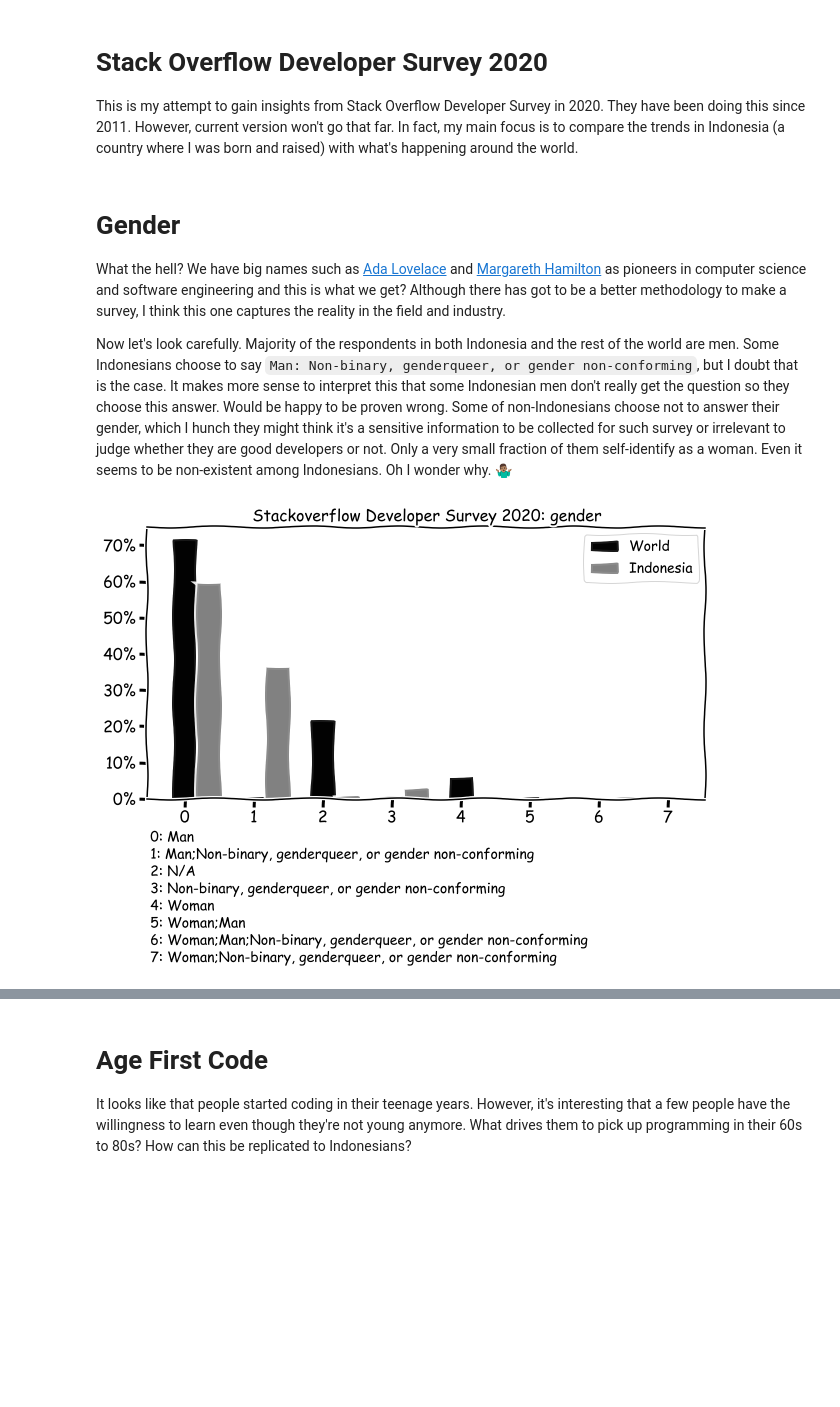
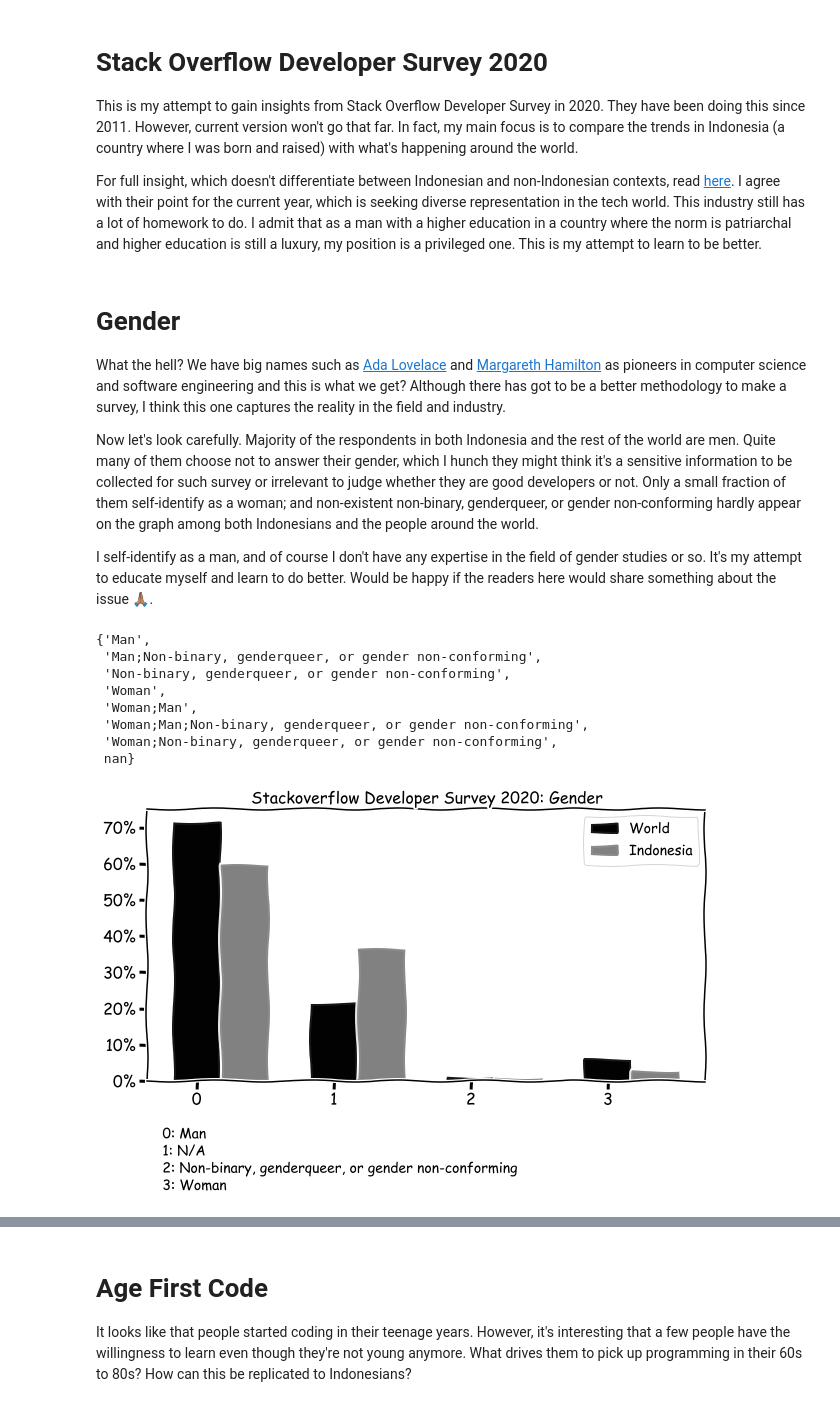
Before and after one commit to ledwindra/stackoverflow-survey, a Jupyter notebook: index.ipynb, the cells around one changed output, grey strips where cells are left out. Drawn from its saved outputs; the diff is of its cells as text; code cells hidden in the pictures; blank space fills up the shorter version.

Commit message:
I have a git joke but it can cause a conflict

```diff
--- a/index.ipynb
+++ b/index.ipynb
@@ -2,6 +2,8 @@
 # Stack Overflow Developer Survey 2020
 
 This is my attempt to gain insights from Stack Overflow Developer Survey in 2020. They have been doing this since 2011. However, current version won't go that far. In fact, my main focus is to compare the trends in Indonesia (a country where I was born and raised) with what's happening around the world.
+
+For full insight, which doesn't differentiate between Indonesian and non-Indonesian contexts, read [here](https://insights.stackoverflow.com/survey/2020). I agree with their point for the current year, which is seeking diverse representation in the tech world. This industry still has a lot of homework to do. I admit that as a man with a higher education in a country where the norm is patriarchal and higher education is still a luxury, my position is a privileged one. This is my attempt to learn to be better.
 # %%
 # import module
 import src.stackoverflow as ss
@@ -18,13 +20,37 @@ indonesia = data.load_data(is_indonesia=True)
 
 What the hell? We have big names such as [Ada Lovelace](https://en.wikipedia.org/wiki/Ada_Lovelace) and [Margareth Hamilton](https://en.wikipedia.org/wiki/Margaret_Hamilton_(software_engineer)) as pioneers in computer science and software engineering and this is what we get? Although there has got to be a better methodology to make a survey, I think this one captures the reality in the field and industry.
 
-Now let's look carefully. Majority of the respondents in both Indonesia and the rest of the world are men. Some Indonesians choose to say `Man: Non-binary, genderqueer, or gender non-conforming`, but I doubt that is the case. It makes more sense to interpret this that some Indonesian men don't really get the question so they choose this answer. Would be happy to be proven wrong. Some of non-Indonesians choose not to answer their gender, which I hunch they might think it's a sensitive information to be collected for such survey or irrelevant to judge whether they are good developers or not. Only a very small fraction of them self-identify as a woman. Even it seems to be non-existent among Indonesians. Oh I wonder why. 🤷🏽‍♂️
+Now let's look carefully. Majority of the respondents in both Indonesia and the rest of the world are men. Quite many of them choose not to answer their gender, which I hunch they might think it's a sensitive information to be collected for such survey or irrelevant to judge whether they are good developers or not. Only a small fraction of them self-identify as a woman; and non-existent non-binary, genderqueer, or gender non-conforming hardly appear on the graph among both Indonesians and the people around the world.
+
+I self-identify as a man, and of course I don't have any expertise in the field of gender studies or so. It's my attempt to educate myself and learn to do better. Would be happy if the readers here would share something about the issue 🙏🏽.
+# %%
+# a set of values in terms of gender
+set(world['Gender'].to_list() + indonesia['Gender'].to_list())
+# %% [output]
+{'Man',
+ 'Man;Non-binary, genderqueer, or gender non-conforming',
+ 'Non-binary, genderqueer, or gender non-conforming',
+ 'Woman',
+ 'Woman;Man',
+ 'Woman;Man;Non-binary, genderqueer, or gender non-conforming',
+ 'Woman;Non-binary, genderqueer, or gender non-conforming',
+ nan}
 # %%
 # create dataframe from gender column
-gender_world = data.group_by(world, 'Gender', 'gender')
-gender_indonesia = data.group_by(indonesia, 'Gender', 'gender')
+gender_world = data.transform(
+    data.group_by(world, 'Gender', 'gender'),
+    is_in=['Man', 'Woman', 'N/A'],
+    column='gender',
+    value='Non-binary, genderqueer, or gender non-conforming'
+)
+gender_indonesia = data.transform(
+    data.group_by(indonesia, 'Gender', 'gender'),
+    is_in=['Man', 'Woman', 'N/A'],
+    column='gender',
+    value='Non-binary, genderqueer, or gender non-conforming'
+)
 
 # make a nice visualization thx to xkcd
-viz.bar_chart(gender_world, gender_indonesia, 'gender', caption_x=-0.5, caption_y=-0.45)
+viz.bar_chart(gender_world, gender_indonesia, 'gender', 'Gender', caption_x=-0.25, caption_y=-0.3)
 # %% [output]
-[figure, old version]
+[figure, new version]
```
Also changed, not shown: parts of 16 cells of this notebook, 1 other file.
